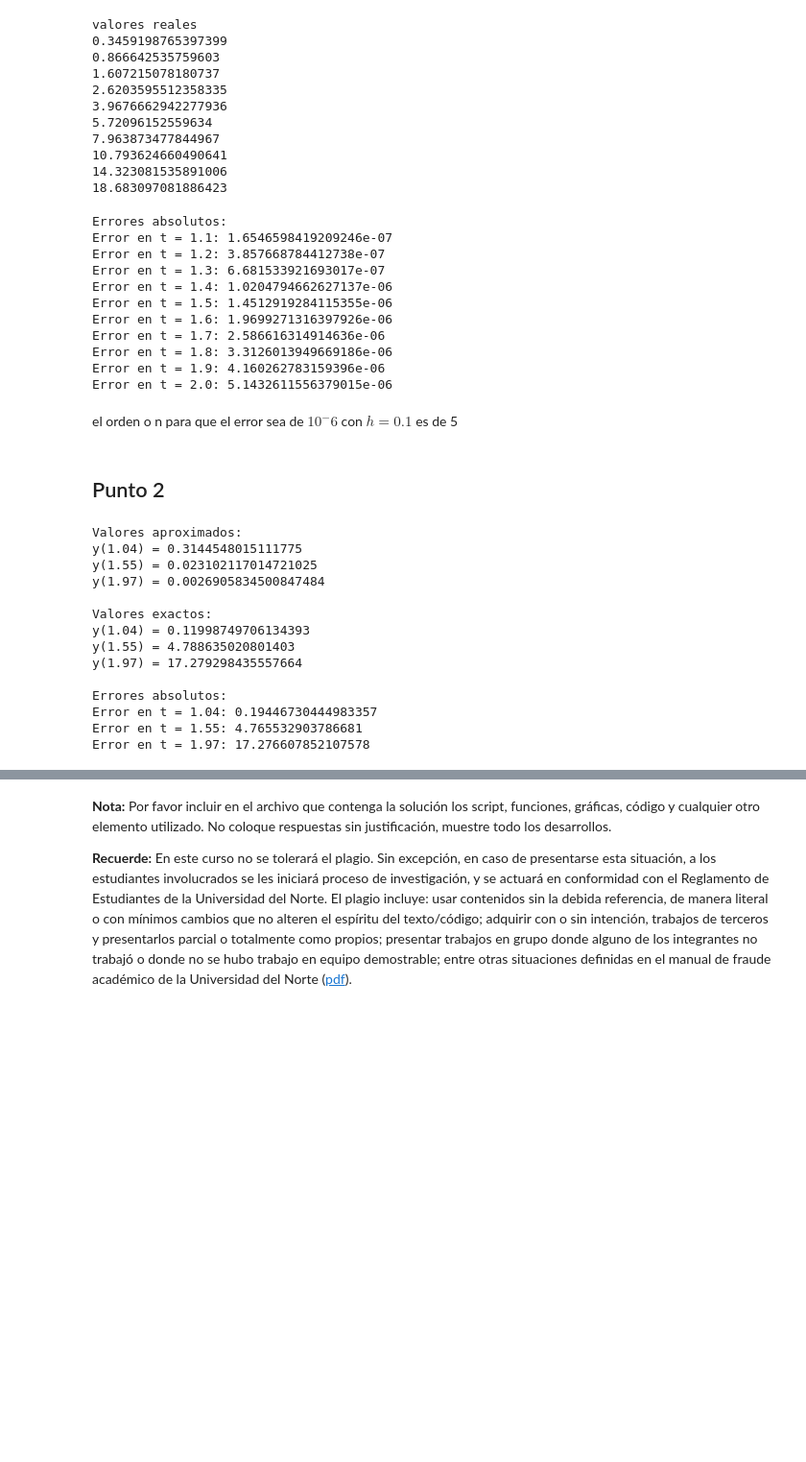
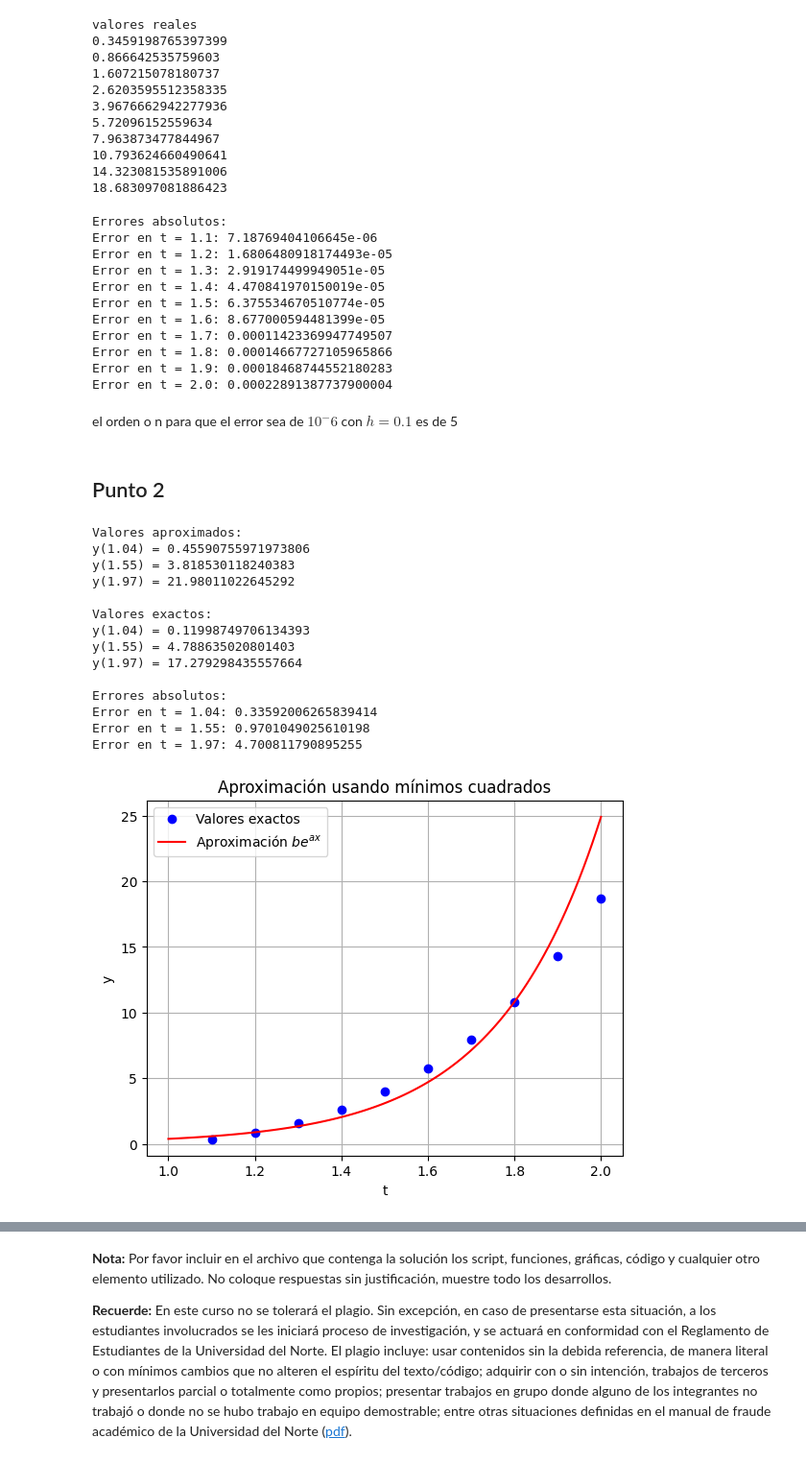
Before and after one commit to K3nnyZY/computer-solutions, a Jupyter notebook: T5_KennyZhu,Samir_Mercado.ipynb, the cells around one changed output, grey strips where cells are left out. Shown at 96% size. Drawn from its saved outputs; the diff is of its cells as text; code cells hidden in the pictures; blank space fills up the shorter version.

```diff
--- a/T5_KennyZhu,Samir_Mercado.ipynb
+++ b/T5_KennyZhu,Samir_Mercado.ipynb
@@ -71,7 +72,7 @@ tf = 2
 n = int((tf - t0) / h)
 
 dydt = (2/t) * y + t**2 * exp(t)
-orden = 5
+orden = 4
 
 derivatives_list = derivadas(dydt, t, orden)
 
@@ -125,30 +126,39 @@ for i, error in enumerate(errors):
 display(Latex(("el orden o n para que el error sea de $10^-6$ con $h=0.1$ es de 5")))
 # %% [output]
 Errores absolutos:
-Error en t = 1.1: 1.6546598419209246e-07
-Error en t = 1.2: 3.857668784412738e-07
-Error en t = 1.3: 6.681533921693017e-07
-Error en t = 1.4: 1.0204794662627137e-06
-Error en t = 1.5: 1.4512919284115355e-06
-Error en t = 1.6: 1.9699271316397926e-06
-Error en t = 1.7: 2.586616314914636e-06
-Error en t = 1.8: 3.3126013949669186e-06
-Error en t = 1.9: 4.160262783159396e-06
-Error en t = 2.0: 5.1432611556379015e-06
+Error en t = 1.1: 7.18769404106645e-06
+Error en t = 1.2: 1.6806480918174493e-05
+Error en t = 1.3: 2.919174499949051e-05
+Error en t = 1.4: 4.470841970150019e-05
+Error en t = 1.5: 6.375534670510774e-05
+Error en t = 1.6: 8.677000594481399e-05
+Error en t = 1.7: 0.00011423369947749507
+Error en t = 1.8: 0.00014667727105965866
+Error en t = 1.9: 0.00018468744552180283
+Error en t = 2.0: 0.00022891387737900004
 el orden o n para que el error sea de $10^-6$ con $h=0.1$ es de 5
 # %% [markdown]
 ## Punto 2
 # %%
 t_array = np.array(t_values)
-
 y_array = np.array(approximate_wi)
 
 # Aplicamos logaritmo natural a los valores de y
 y_log = np.log(y_array)
 
-# Ajustamos la función lineal usando mínimos cuadrados
-A = np.vstack([t_array, np.ones(len(t_array))]).T
-ln_b, a = np.linalg.lstsq(A, y_log, rcond=None)[0]
+# Construimos la matriz A y el vector b para el sistema lineal Ax = b
+A = np.zeros((len(t_array), 2))
+A[:, 0] = t_array
+A[:, 1] = 1
+
+b_vector = y_log
+
+# Resolvemos el sistema lineal usando la función de numpy lstsq
+x, _, _, _ = np.linalg.lstsq(A, b_vector, rcond=None)
+
+# Obtenemos a y ln_b a partir del vector x
+a = x[0]
+ln_b = x[1]
 
 # Obtenemos b a partir de ln_b
 b = np.exp(ln_b)
@@ -176,9 +186,9 @@ for i in range(len(y_approx_values)):
     print(f"Error en t = {t_values_to_evaluate[i]}: {error}")
 # %% [output]
 Valores aproximados:
-y(1.04) = 0.3144548015111775
-y(1.55) = 0.023102117014721025
-y(1.97) = 0.0026905834500847484
+y(1.04) = 0.45590755971973806
+y(1.55) = 3.818530118240383
+y(1.97) = 21.98011022645292
 
 Valores exactos:
 y(1.04) = 0.11998749706134393
@@ -186,6 +196,26 @@ y(1.55) = 4.788635020801403
 y(1.97) = 17.279298435557664
 
 Errores absolutos:
-Error en t = 1.04: 0.19446730444983357
-Error en t = 1.55: 4.765532903786681
-Error en t = 1.97: 17.276607852107578
+Error en t = 1.04: 0.33592006265839414
+Error en t = 1.55: 0.9701049025610198
+Error en t = 1.97: 4.700811790895255
+# %%
+# Creamos una función para graficar
+def plot_approximation(t_values_exact, y_values_exact, t_values_approx, y_values_approx):
+    plt.plot(t_values_exact, y_values_exact, 'bo', label='Valores exactos')
+    plt.plot(t_values_approx, y_values_approx, 'r-', label='Aproximación $be^{ax}$')
+    plt.xlabel('t')
+    plt.ylabel('y')
+    plt.legend()
+    plt.title('Aproximación usando mínimos cuadrados')
+    plt.grid(True)
+    plt.show()
+
+# Creamos puntos adicionales para una gráfica más suave
+t_points_smooth = np.linspace(1, 2, 100)
+y_approx_smooth = [y_approx(t) for t in t_points_smooth]
+
+# Graficamos la función aproximada y los valores exactos
+plot_approximation(t_values, y_exact_values, t_points_smooth, y_approx_smooth)
+# %% [output]
+[figure, added]
```
Also changed, not shown: parts of 3 cells of this notebook, 1 other file.
